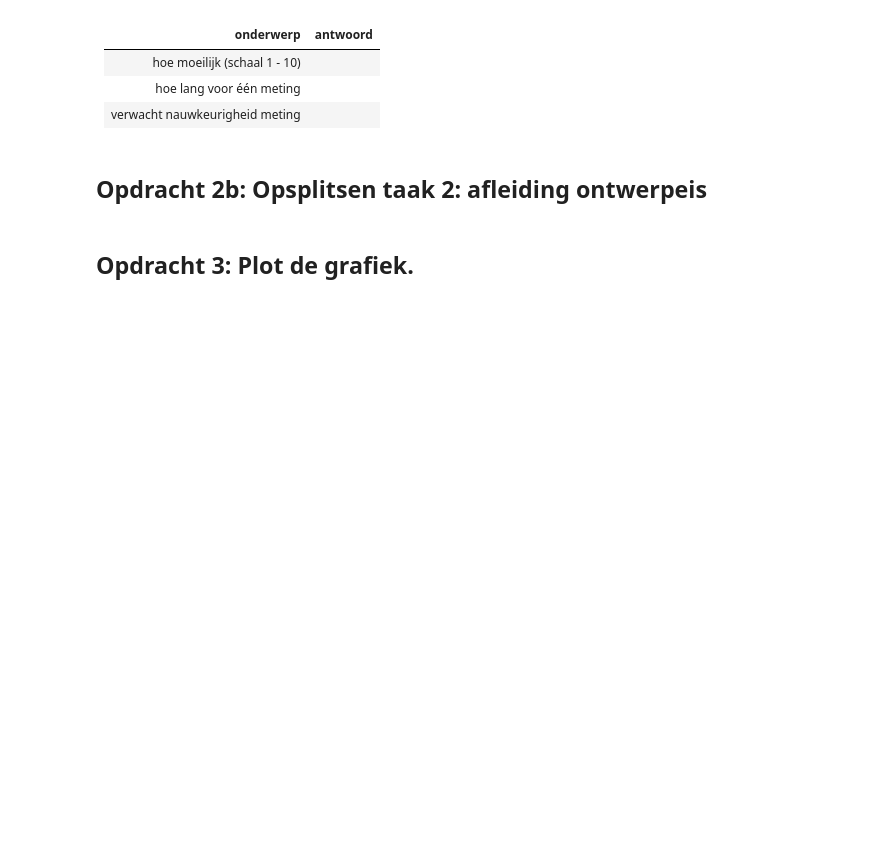
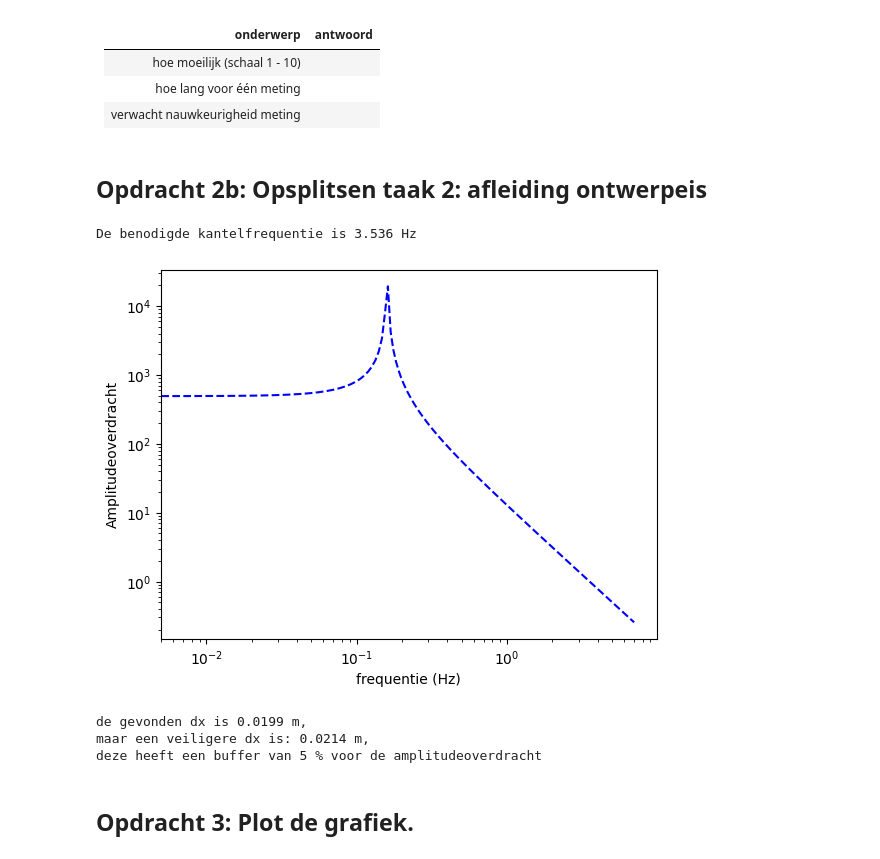
Before and after one commit to Spaantje5/opdrachten-DEF-D, a Jupyter notebook: FysiekeOntwerpopdrachten/5MaakEenOpstellingTrillingsvrij/Ontwerpopdracht5MaakEenOpstellingTrillingsvrijInvulTemplate.ipynb, the cells around one changed output. Cells and saved outputs as stored; diff of their text form; code cells hidden in the pictures; blank space fills up the shorter version.

```diff
--- a/FysiekeOntwerpopdrachten/5MaakEenOpstellingTrillingsvrij/Ontwerpopdracht5MaakEenOpstellingTrillingsvrijInvulTemplate.ipynb
+++ b/FysiekeOntwerpopdrachten/5MaakEenOpstellingTrillingsvrij/Ontwerpopdracht5MaakEenOpstellingTrillingsvrijInvulTemplate.ipynb
@@ -46,10 +46,55 @@ Vul onderstaande tabel in:
 ## Opdracht 2b: Opsplitsen taak 2: afleiding ontwerpeis
 # %%
 # Bereken hier je benodigde kantelfrequentie
+
+# 1/3 = 1/(1-w^2/w_0^2)
+# 1-w^2/w_0^2 = 3
+# -w^2/w_0^2 = 2
+# w^2/w_0^2 = 2 omdat het absoluut is
+# w_0^2 = 50pi^2
+# w_0 = 5*pi*sqrt(2)
+ampoverdoel = 1/3
+f0 = 5
+
+def w_0(f, a):
+    return np.sqrt(np.abs((-a*(2*np.pi*f)**2)/(1-a)))
+
+print(f"De benodigde kantelfrequentie is {w_0(f0, ampoverdoel)/(2*np.pi):.3f} Hz")
+# %% [output]
+De benodigde kantelfrequentie is 3.536 Hz
 # %%
 # Voeg hier je plot in.
+
+f = np.linspace(0, 7, 1000)
+
+amplitudeoverdracht = 1/((1-(2*np.pi*f)**2)/(w_0(f0, ampoverdoel)**2))
+
+plt.figure()
+plt.loglog(f, np.abs(amplitudeoverdracht), 'b--')
+plt.xlabel("frequentie (Hz)")
+plt.ylabel("Amplitudeoverdracht")
+plt.show()
+# %% [output]
+[figure, added]
 # %%
 # Bereken hier de minimale Delta-x waarbij je aan de eis van de opdracht voldoet.
+g = 9.81
+dx = g/(w_0(f0, ampoverdoel)**2)
+
+
+#fijner om een veiligere dx te hebben dus:
+
+buffer = 5 #%
+
+ampoverdoel2 = (1/3)/(1+buffer/100)
+
+w_0_buffer = w_0(f0, ampoverdoel2)
+dx2 = g/(w_0_buffer**2)
+print(f"de gevonden dx is {dx:.4f} m, \nmaar een veiligere dx is: {dx2:.4f} m, \ndeze heeft een buffer van {buffer:.0f} % voor de amplitudeoverdracht")
+# %% [output]
+de gevonden dx is 0.0199 m,
+maar een veiligere dx is: 0.0214 m,
+deze heeft een buffer van 5 % voor de amplitudeoverdracht
 # %% [markdown]
 ## Opdracht 3: Plot de grafiek.
 # %%
```
Also changed, not shown: parts of 3 cells of this notebook.
